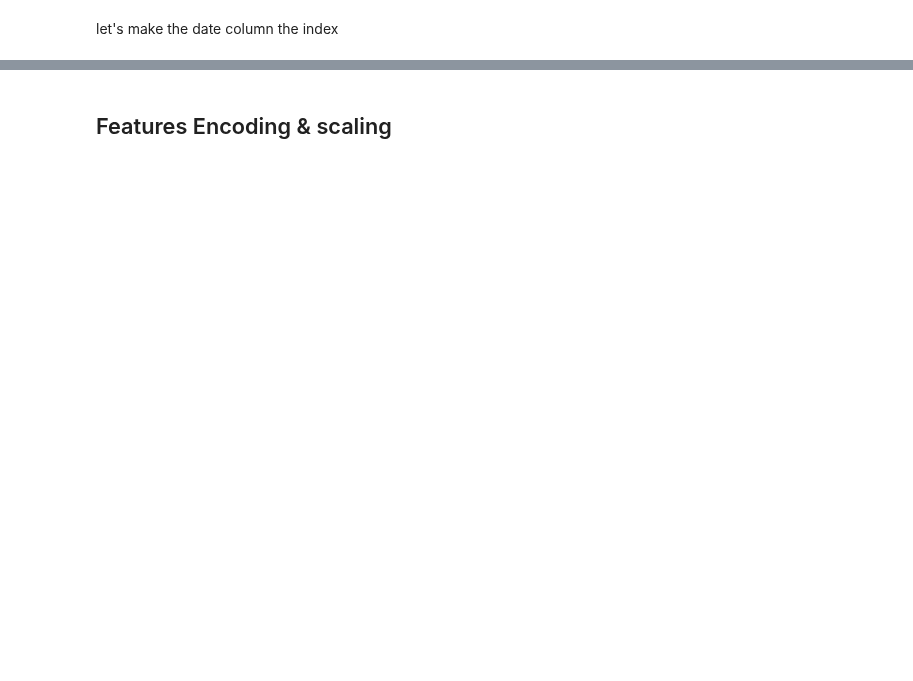
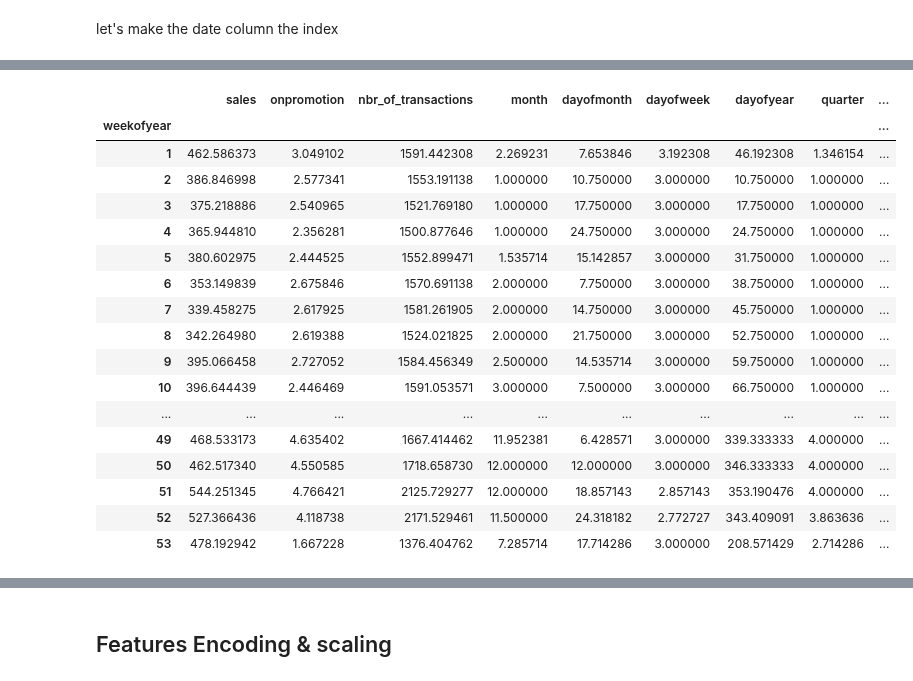
Before and after one commit to ikoghoemmanuell/Grocery-Store-Forecasting-Challenge-For-Azubian, a Jupyter notebook: dev/notebooks/sales.ipynb, the cells around one changed output, grey strips where cells are left out. Cells and saved outputs as stored; diff of their text form; code cells hidden in the pictures; blank space fills up the shorter version.

```diff
--- a/dev/notebooks/sales.ipynb
+++ b/dev/notebooks/sales.ipynb
@@ -996,0 +991,6 @@ merged3=merged3.set_index(['date'])
+# %%
+merged3 = train_with_stores_holidays
+merged3_test = test_with_stores_holidays
+# %%
+merged3.set_index('date', inplace=True)
+merged3_test.set_index('date', inplace=True)
@@ -996,0 +1081,24 @@ merged3=merged3.set_index(['date'])
+# %%
+merged3_res = merged3.groupby('weekofyear').mean()
+merged3_res_test = merged3.groupby('weekofyear').mean()
+# %%
+merged3_res
+# %% [output]
+|  | sales | onpromotion | nbr_of_transactions | month | dayofmonth | dayofweek | dayofyear | quarter | ... |
+| weekofyear |  |  |  |  |  |  |  |  | ... |
+| 1 | 462.586373 | 3.049102 | 1591.442308 | 2.269231 | 7.653846 | 3.192308 | 46.192308 | 1.346154 | ... |
+| 2 | 386.846998 | 2.577341 | 1553.191138 | 1.000000 | 10.750000 | 3.000000 | 10.750000 | 1.000000 | ... |
+| 3 | 375.218886 | 2.540965 | 1521.769180 | 1.000000 | 17.750000 | 3.000000 | 17.750000 | 1.000000 | ... |
+| 4 | 365.944810 | 2.356281 | 1500.877646 | 1.000000 | 24.750000 | 3.000000 | 24.750000 | 1.000000 | ... |
+| 5 | 380.602975 | 2.444525 | 1552.899471 | 1.535714 | 15.142857 | 3.000000 | 31.750000 | 1.000000 | ... |
+| 6 | 353.149839 | 2.675846 | 1570.691138 | 2.000000 | 7.750000 | 3.000000 | 38.750000 | 1.000000 | ... |
+| 7 | 339.458275 | 2.617925 | 1581.261905 | 2.000000 | 14.750000 | 3.000000 | 45.750000 | 1.000000 | ... |
+| 8 | 342.264980 | 2.619388 | 1524.021825 | 2.000000 | 21.750000 | 3.000000 | 52.750000 | 1.000000 | ... |
+| 9 | 395.066458 | 2.727052 | 1584.456349 | 2.500000 | 14.535714 | 3.000000 | 59.750000 | 1.000000 | ... |
+| 10 | 396.644439 | 2.446469 | 1591.053571 | 3.000000 | 7.500000 | 3.000000 | 66.750000 | 1.000000 | ... |
+| ... | ... | ... | ... | ... | ... | ... | ... | ... | ... |
+| 49 | 468.533173 | 4.635402 | 1667.414462 | 11.952381 | 6.428571 | 3.000000 | 339.333333 | 4.000000 | ... |
+| 50 | 462.517340 | 4.550585 | 1718.658730 | 12.000000 | 12.000000 | 3.000000 | 346.333333 | 4.000000 | ... |
+| 51 | 544.251345 | 4.766421 | 2125.729277 | 12.000000 | 18.857143 | 2.857143 | 353.190476 | 4.000000 | ... |
+| 52 | 527.366436 | 4.118738 | 2171.529461 | 11.500000 | 24.318182 | 2.772727 | 343.409091 | 3.863636 | ... |
+| 53 | 478.192942 | 1.667228 | 1376.404762 | 7.285714 | 17.714286 | 3.000000 | 208.571429 | 2.714286 | ... |
```
Also changed, not shown: parts of 103 cells of this notebook.
